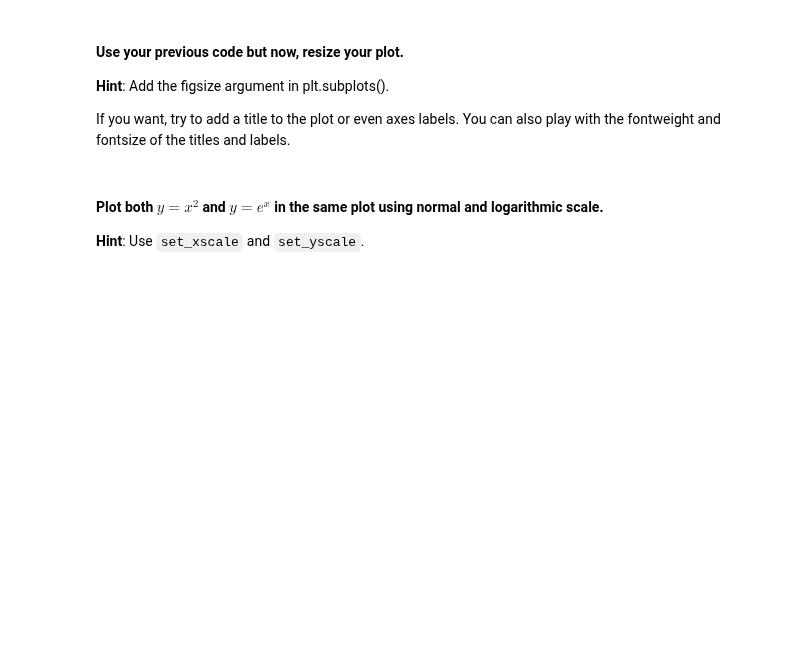
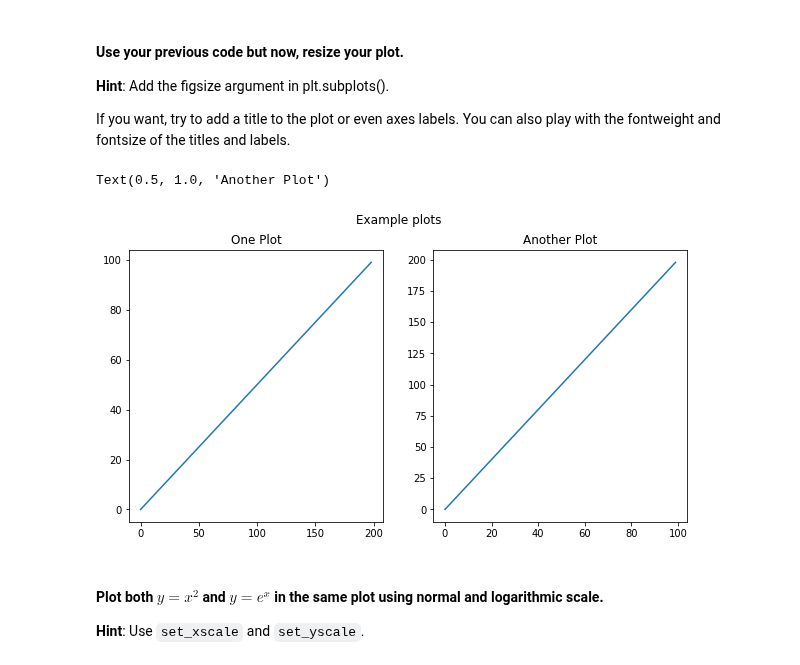
Before and after one commit to ta-data-lis/lab-matplotlib-seaborn, a Jupyter notebook: your-code/main.ipynb, the cells around one changed output. Saved outputs shown, nothing was run; the diff lists cells and outputs as text; code cells hidden in the pictures; blank space fills up the shorter version.

```diff
--- a/your-code/main.ipynb
+++ b/your-code/main.ipynb
@@ -36,3 +46,13 @@ If you want, try to add a title to the plot or even axes labels. You can also pl
+# %%
+fig, axs = plt.subplots(1,2, figsize=(10,5))
+fig.suptitle("Example plots")
+axs[0].plot(y,x)
+axs[1].plot(x,y)
+axs[0].set_title("One Plot")
+axs[1].set_title("Another Plot")
+# %% [output]
+Text(0.5, 1.0, 'Another Plot')
+[figure, added]
 # %% [markdown]
 #### Plot both $y=x^2$ and $y=e^x$ in the same plot using normal and logarithmic scale.
 **Hint**: Use `set_xscale` and `set_yscale`.
```
Also changed, not shown: parts of 61 cells of this notebook.
